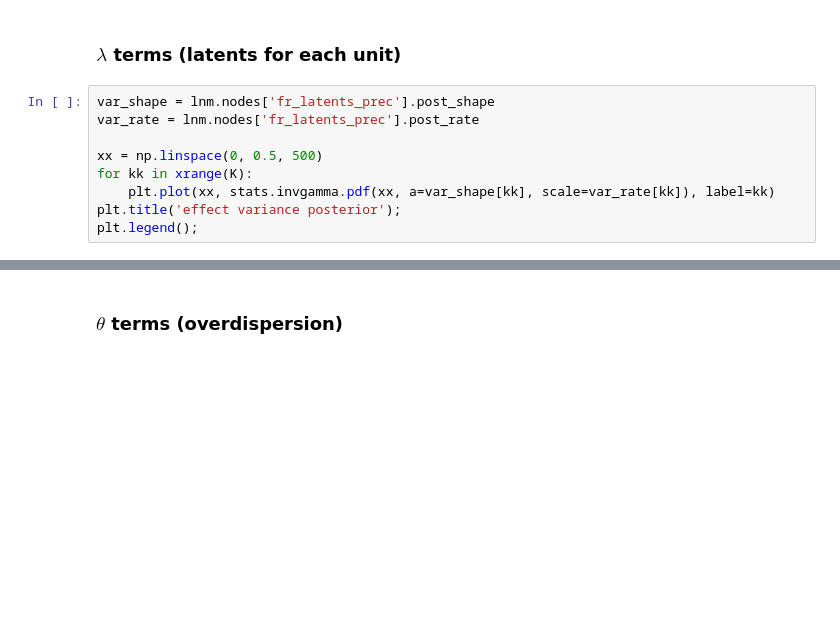
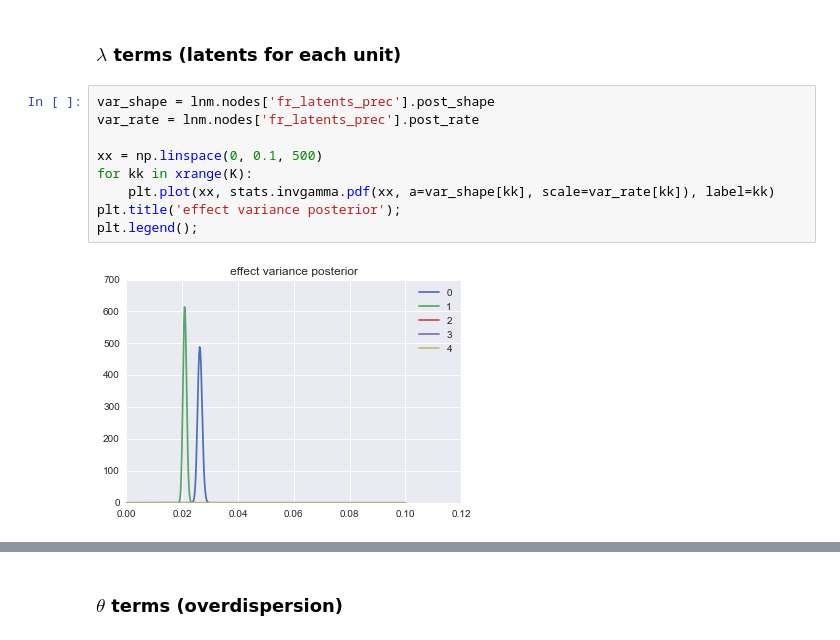
Before and after one commit to pearsonlab/spiketopics, a Jupyter notebook: lognormal_model_integration_test.ipynb, the cells around one changed output, grey strips where cells are left out. Saved outputs shown, nothing was run; the diff lists cells and outputs as text; blank space fills up the shorter version.

```diff
--- a/lognormal_model_integration_test.ipynb
+++ b/lognormal_model_integration_test.ipynb
@@ -458,12 +517,14 @@ plt.title('baseline rates');
 # %%
 var_shape = lnm.nodes['fr_latents_prec'].post_shape
 var_rate = lnm.nodes['fr_latents_prec'].post_rate
 
-xx = np.linspace(0, 0.5, 500)
+xx = np.linspace(0, 0.1, 500)
 for kk in xrange(K):
     plt.plot(xx, stats.invgamma.pdf(xx, a=var_shape[kk], scale=var_rate[kk]), label=kk)
 plt.title('effect variance posterior');
 plt.legend();
+# %% [output]
+[figure, added]
 # %%
 plt.hist(lam.ravel(), bins=50, normed=True, alpha=0.25)
 inferred_effects = lnm.nodes['fr_latents'].expected_x().ravel()
```
Also changed, not shown: parts of 17 cells of this notebook.
